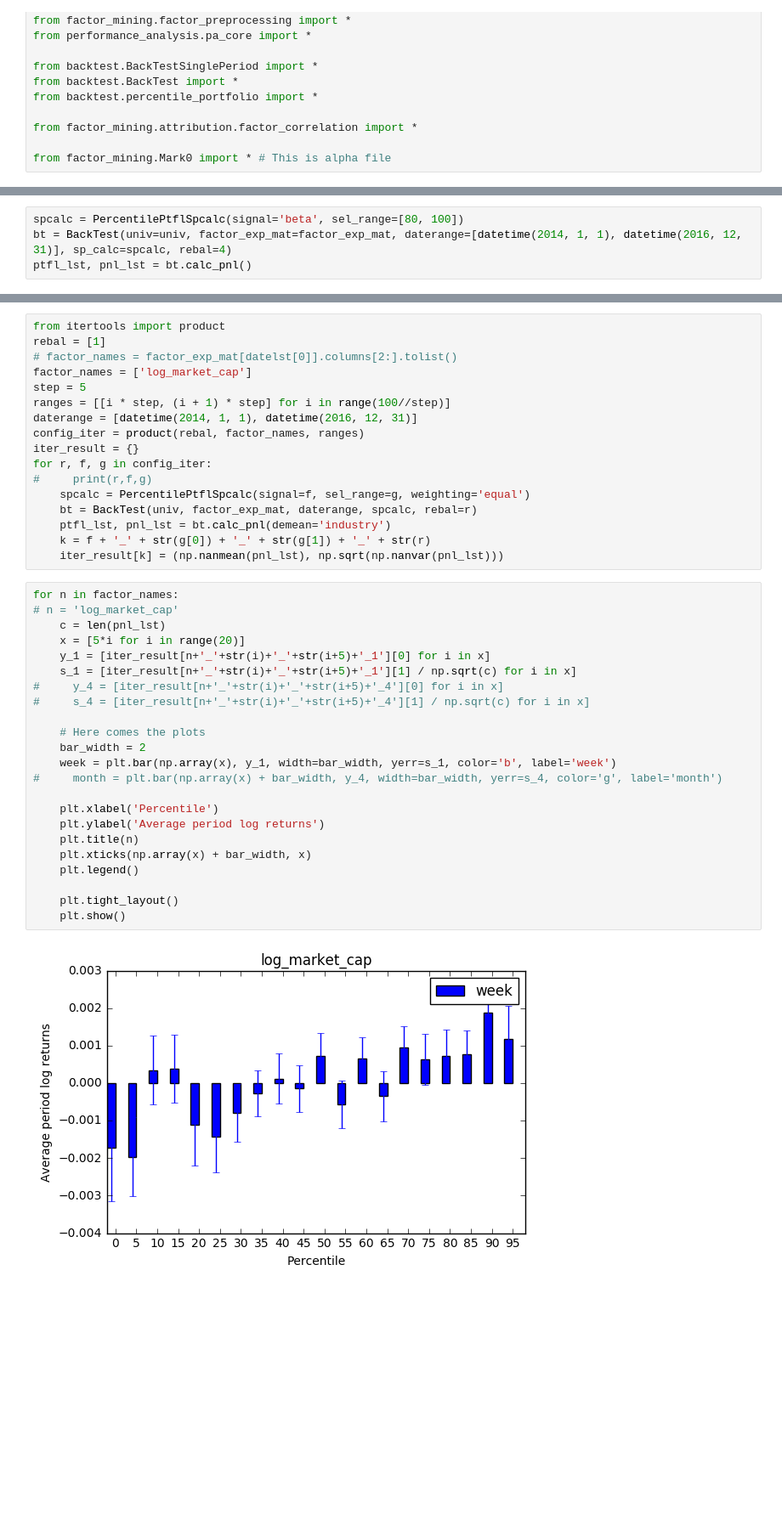
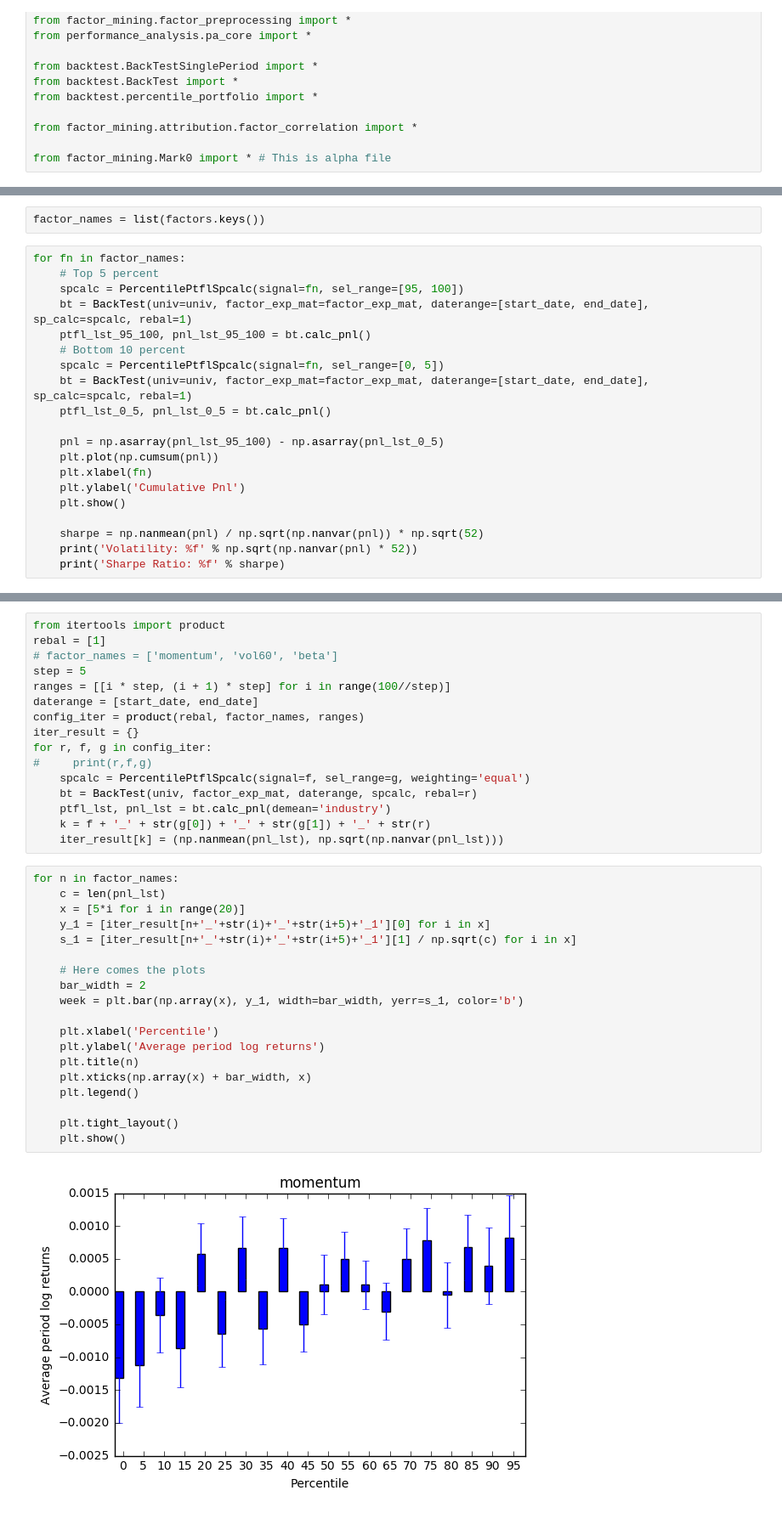
Before and after one commit to BaruchMFE2016/BaruchMFEInvestment, a Jupyter notebook: factor_attribution.ipynb, the cells around one changed output, grey strips where cells are left out. Shown at 85% size. Cells and saved outputs as stored; diff of their text form; blank space fills up the shorter version.

```diff
--- a/factor_attribution.ipynb
+++ b/factor_attribution.ipynb
@@ -200,4 +91,22 @@ datelst = sorted(univ.keys())
-# %%
-spcalc = PercentilePtflSpcalc(signal='beta', sel_range=[80, 100])
-bt = BackTest(univ=univ, factor_exp_mat=factor_exp_mat, daterange=[datetime(2014, 1, 1), datetime(2016, 12, 31)], sp_calc=spcalc, rebal=4)
-ptfl_lst, pnl_lst = bt.calc_pnl()
+# %%
+factor_names = list(factors.keys())
+# %%
+for fn in factor_names:
+    # Top 5 percent
+    spcalc = PercentilePtflSpcalc(signal=fn, sel_range=[95, 100])
+    bt = BackTest(univ=univ, factor_exp_mat=factor_exp_mat, daterange=[start_date, end_date], sp_calc=spcalc, rebal=1)
+    ptfl_lst_95_100, pnl_lst_95_100 = bt.calc_pnl()
+    # Bottom 10 percent
+    spcalc = PercentilePtflSpcalc(signal=fn, sel_range=[0, 5])
+    bt = BackTest(univ=univ, factor_exp_mat=factor_exp_mat, daterange=[start_date, end_date], sp_calc=spcalc, rebal=1)
+    ptfl_lst_0_5, pnl_lst_0_5 = bt.calc_pnl()
+
+    pnl = np.asarray(pnl_lst_95_100) - np.asarray(pnl_lst_0_5)
+    plt.plot(np.cumsum(pnl))
+    plt.xlabel(fn)
+    plt.ylabel('Cumulative Pnl')
+    plt.show()
+
+    sharpe = np.nanmean(pnl) / np.sqrt(np.nanvar(pnl)) * np.sqrt(52)
+    print('Volatility: %f' % np.sqrt(np.nanvar(pnl) * 52))
+    print('Sharpe Ratio: %f' % sharpe)
@@ -204,11 +126,10 @@ ptfl_lst, pnl_lst = bt.calc_pnl()
 # %%
 from itertools import product
 rebal = [1]
-# factor_names = factor_exp_mat[datelst[0]].columns[2:].tolist()
-factor_names = ['log_market_cap']
+# factor_names = ['momentum', 'vol60', 'beta']
 step = 5
 ranges = [[i * step, (i + 1) * step] for i in range(100//step)]
-daterange = [datetime(2014, 1, 1), datetime(2016, 12, 31)]
+daterange = [start_date, end_date]
 config_iter = product(rebal, factor_names, ranges)
 iter_result = {}
 for r, f, g in config_iter:
@@ -220,26 +141,22 @@ for r, f, g in config_iter:
     iter_result[k] = (np.nanmean(pnl_lst), np.sqrt(np.nanvar(pnl_lst)))
 # %%
 for n in factor_names:
-# n = 'log_market_cap'
     c = len(pnl_lst)
     x = [5*i for i in range(20)]
     y_1 = [iter_result[n+'_'+str(i)+'_'+str(i+5)+'_1'][0] for i in x]
     s_1 = [iter_result[n+'_'+str(i)+'_'+str(i+5)+'_1'][1] / np.sqrt(c) for i in x]
-#     y_4 = [iter_result[n+'_'+str(i)+'_'+str(i+5)+'_4'][0] for i in x]
-#     s_4 = [iter_result[n+'_'+str(i)+'_'+str(i+5)+'_4'][1] / np.sqrt(c) for i in x]
 
     # Here comes the plots
     bar_width = 2
-    week = plt.bar(np.array(x), y_1, width=bar_width, yerr=s_1, color='b', label='week')
-#     month = plt.bar(np.array(x) + bar_width, y_4, width=bar_width, yerr=s_4, color='g', label='month')
+    week = plt.bar(np.array(x), y_1, width=bar_width, yerr=s_1, color='b')
 
     plt.xlabel('Percentile')
     plt.ylabel('Average period log returns')
     plt.title(n)
     plt.xticks(np.array(x) + bar_width, x)
     plt.legend()
 
     plt.tight_layout()
     plt.show()
 # %% [output]
-[figure, old version]
+[figure, new version]
```
Also changed, not shown: parts of 6 cells of this notebook, 21 other files.
